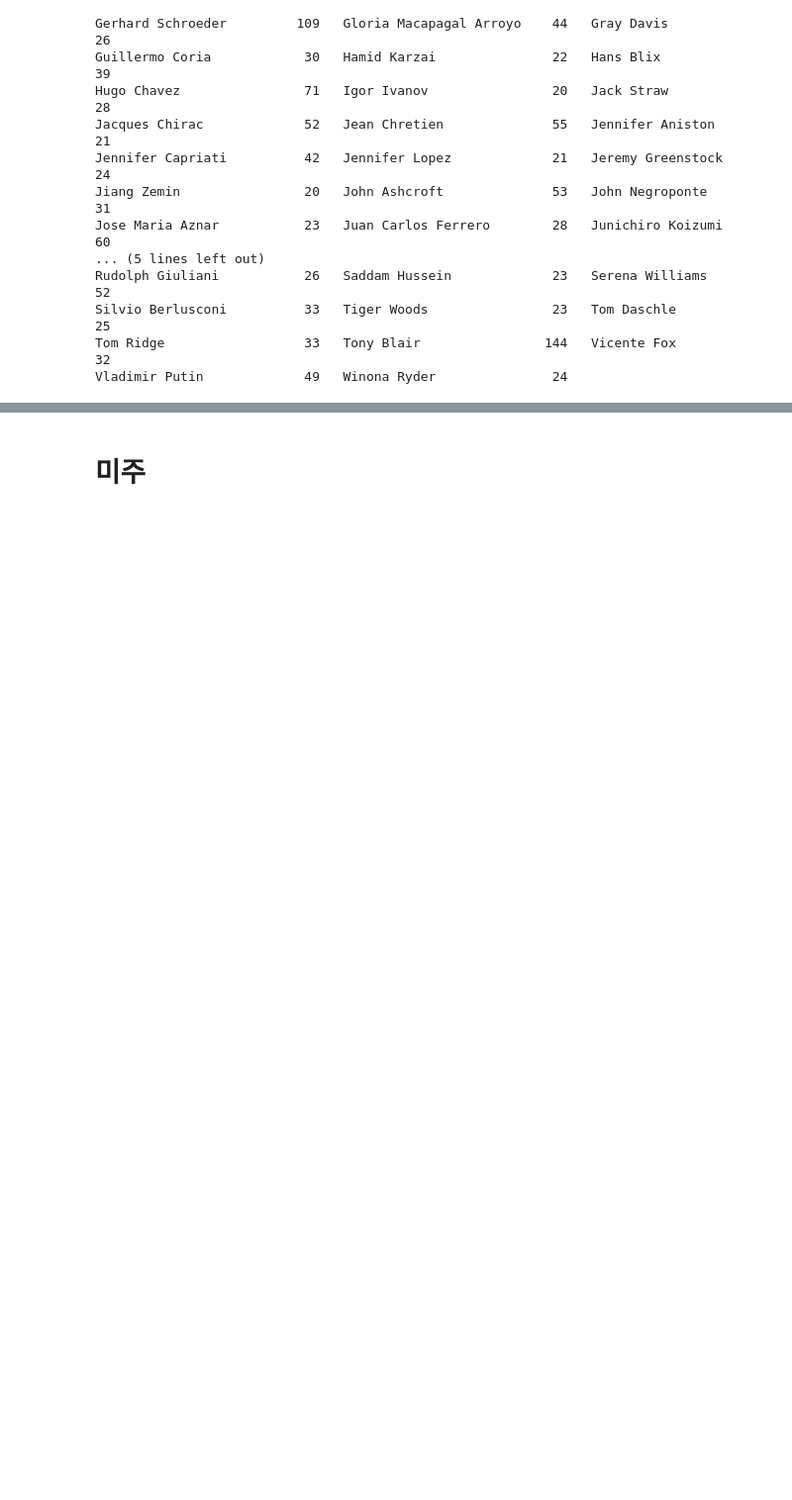
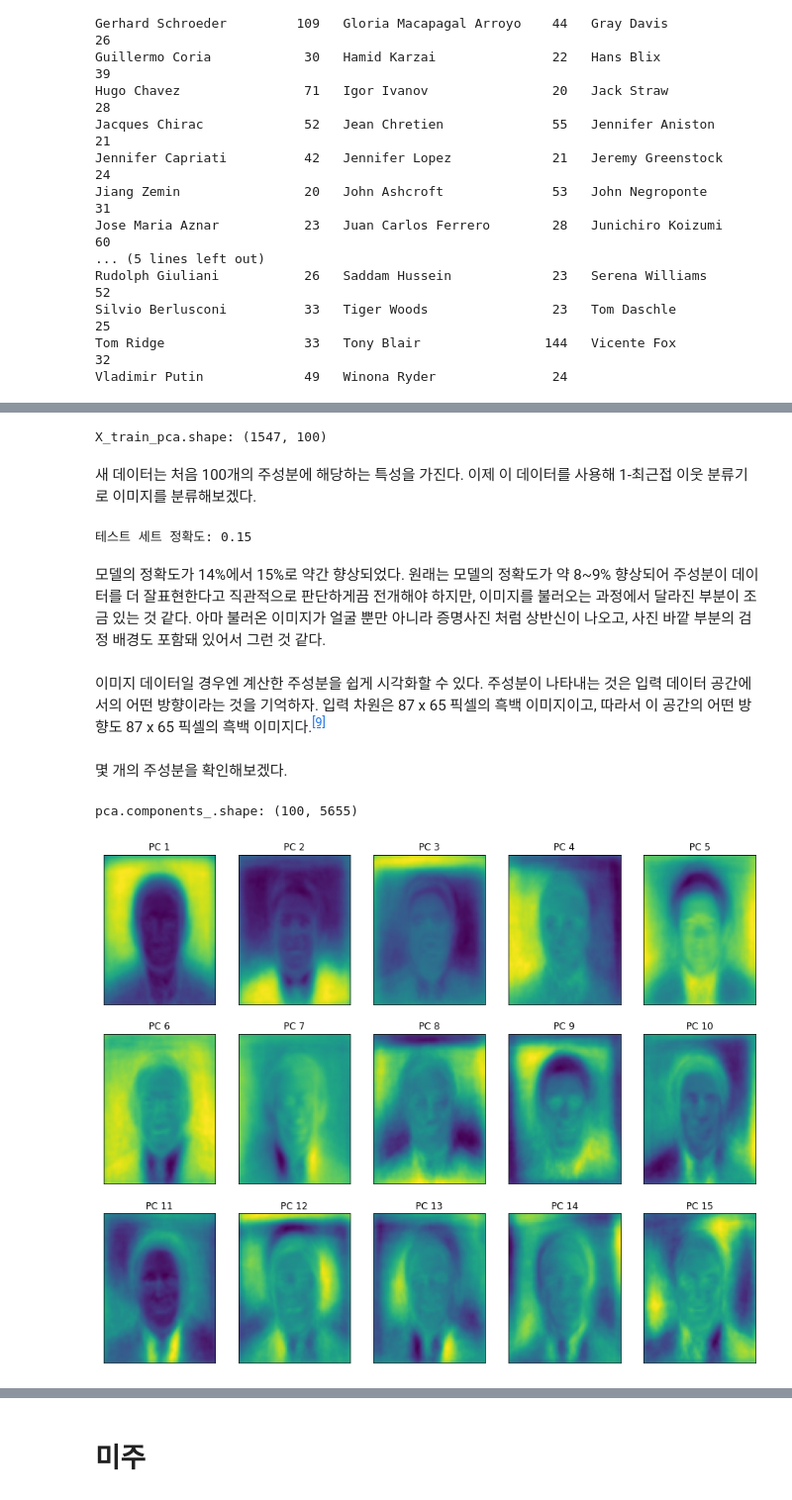
Before and after one commit to Sameta-cani/jwork, a Jupyter notebook: PCA.ipynb, the cells around one changed output, grey strips where cells are left out. Shown at 99% size. Drawn from its saved outputs; the diff is of its cells as text; code cells hidden in the pictures; blank space fills up the shorter version.

```diff
--- a/PCA.ipynb
+++ b/PCA.ipynb
@@ -681,0 +682,11 @@ Vladimir Putin             49   Winona Ryder               24
+# %%
+mask = np.zeros(people.target.shape, dtype=bool)
+for target in np.unique(people.target):
+    mask[np.where(people.target == target)[0][:50]] = 1
+
+X_people = people.data[mask]
+y_people = people.target[mask]
+
+# 0 ~ 255 사이의 흑백 이미지의 픽셀 값을 0 ~ 1 스케일로 조정한다.
+# MinMaxScaler를 적용하는 것과 거의 같다.
+X_people = X_people / 255.
@@ -681,0 +697,9 @@ Vladimir Putin             49   Winona Ryder               24
+# %%
+from sklearn.neighbors import KNeighborsClassifier
+# 데이터를 훈련 세트와 테스트 세트로 나눈다.
+X_train, X_test, y_train, y_test = train_test_split(
+    X_people, y_people, stratify=y_people, random_state=0)
+# 이웃 개수를 한 개로 하여 KNeighborsClassifier 모델을 만든다.
+knn = KNeighborsClassifier(n_neighbors=1)
+knn.fit(X_train, y_train)
+print("1-최근접 이웃의 테스트 세트 점수: {:.2f}".format(knn.score(X_test, y_test)))
@@ -681,0 +718,33 @@ Vladimir Putin             49   Winona Ryder               24
+# %%
+pca = PCA(n_components=100, whiten=True, random_state=0).fit(X_train)
+X_train_pca = pca.transform(X_train)
+X_test_pca = pca.transform(X_test)
+
+print("X_train_pca.shape:", X_train_pca.shape)
+# %% [output]
+X_train_pca.shape: (1547, 100)
+# %% [markdown]
+새 데이터는 처음 100개의 주성분에 해당하는 특성을 가진다. 이제 이 데이터를 사용해 1-최근접 이웃 분류기로 이미지를 분류해보겠다.
+# %%
+knn = KNeighborsClassifier(n_neighbors=1)
+knn.fit(X_train_pca, y_train)
+print("테스트 세트 정확도: {:.2f}".format(knn.score(X_test_pca, y_test)))
+# %% [output]
+테스트 세트 정확도: 0.15
+# %% [markdown]
+모델의 정확도가 14%에서 15%로 약간 향상되었다. 원래는 모델의 정확도가 약 8~9% 향상되어 주성분이 데이터를 더 잘표현한다고 직관적으로 판단하게끔 전개해야 하지만, 이미지를 불러오는 과정에서 달라진 부분이 조금 있는 것 같다. 아마 불러온 이미지가 얼굴 뿐만 아니라 증명사진 처럼 상반신이 나오고, 사진 바깥 부분의 검정 배경도 포함돼 있어서 그런 것 같다.
+# %% [markdown]
+이미지 데이터일 경우엔 계산한 주성분을 쉽게 시각화할 수 있다. 주성분이 나타내는 것은 입력 데이터 공간에서의 어떤 방향이라는 것을 기억하자. 입력 차원은 87 x 65 픽셀의 흑백 이미지이고, 따라서 이 공간의 어떤 방향도 87 x 65 픽셀의 흑백 이미지다.<sup><a id="a09" href="#p09">[9]</a></sup>
+# %% [markdown]
+몇 개의 주성분을 확인해보겠다.
+# %%
+print("pca.components_.shape:", pca.components_.shape)
+
+fig, axes = plt.subplots(3, 5, figsize=(15, 12),
+                          subplot_kw={'xticks': (), 'yticks': ()})
+for i, (component, ax) in enumerate(zip(pca.components_, axes.ravel())):
+    ax.imshow(component.reshape(image_shape), cmap='viridis')
+    ax.set_title("PC {}".format(i + 1))
+# %% [output]
+pca.components_.shape: (100, 5655)
+[figure, added]
```
Also changed, not shown: parts of 38 cells of this notebook, 3 other files.
